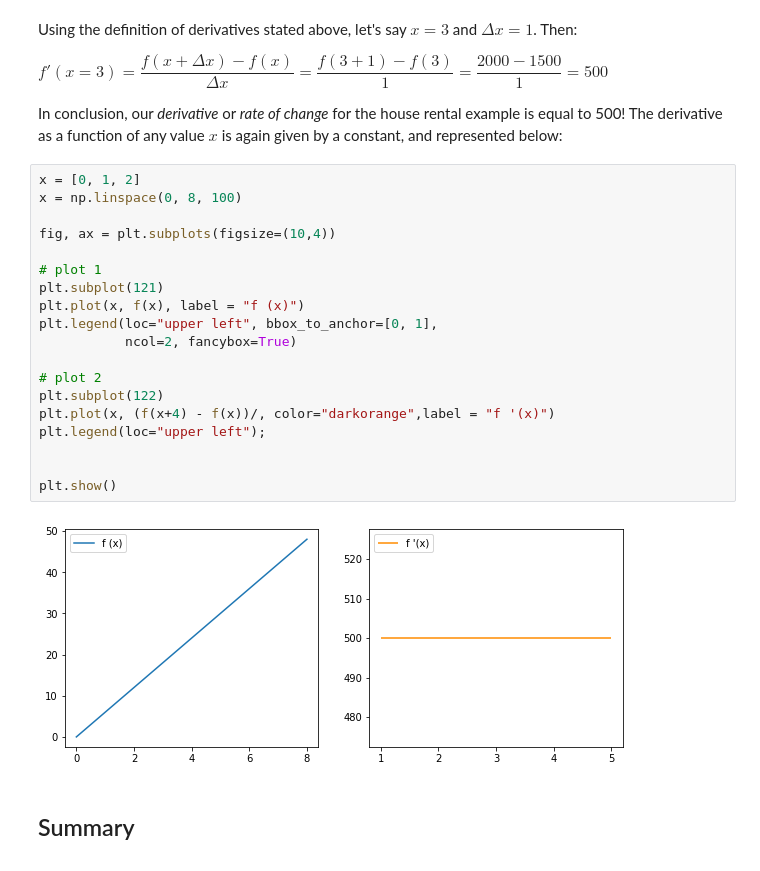
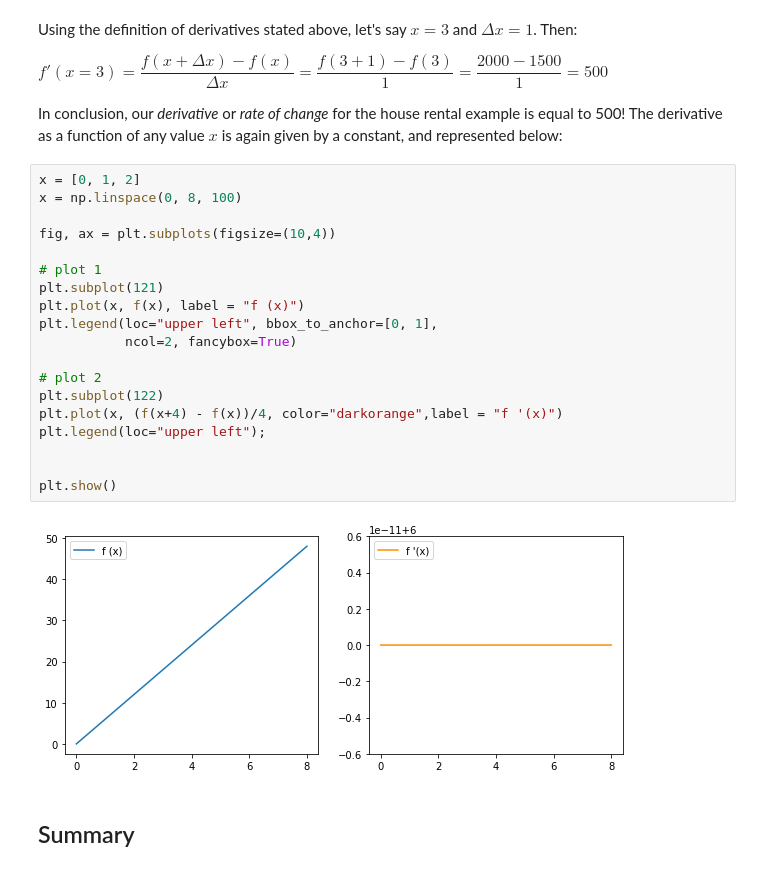
Before and after one commit to rvent/dsc-2-14-03-introduction-to-derivatives-nyc-ds-career-012819, a Jupyter notebook: index.ipynb, the cells around one changed output. Drawn from its saved outputs; the diff is of its cells as text.

```diff
--- a/index.ipynb
+++ b/index.ipynb
@@ -248,24 +248,24 @@ In conclusion, our *derivative* or *rate of change* for the house rental example
 # %%
 x = [0, 1, 2]
 x = np.linspace(0, 8, 100)
 
 fig, ax = plt.subplots(figsize=(10,4))
 
 # plot 1
 plt.subplot(121)
 plt.plot(x, f(x), label = "f (x)")
 plt.legend(loc="upper left", bbox_to_anchor=[0, 1],
            ncol=2, fancybox=True)
 
 # plot 2
 plt.subplot(122)
-plt.plot(x, (f(x+4) - f(x))/, color="darkorange",label = "f '(x)")
+plt.plot(x, (f(x+4) - f(x))/4, color="darkorange",label = "f '(x)")
 plt.legend(loc="upper left");
 
 
 plt.show()
 # %% [output]
-[figure, old version]
+[figure, new version]
 # %% [markdown]
 ## Summary
 # %% [markdown]
```
